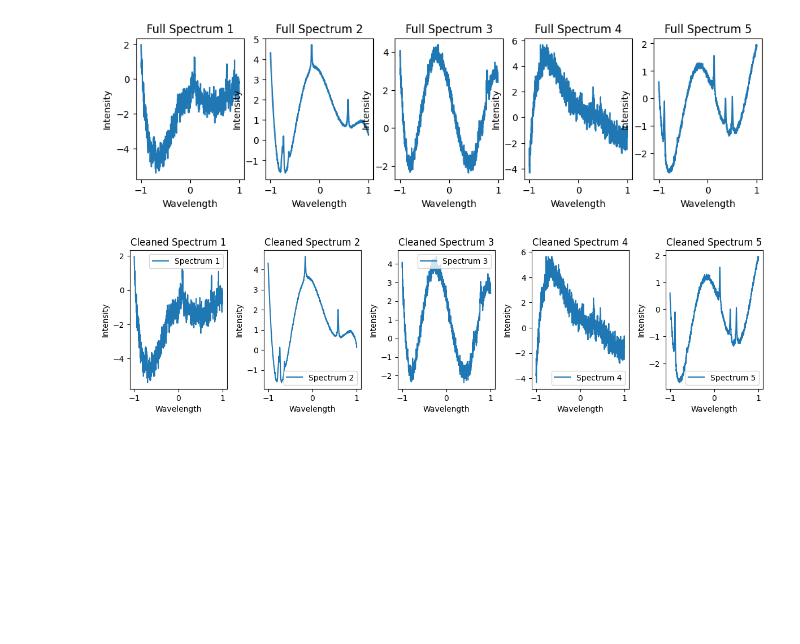
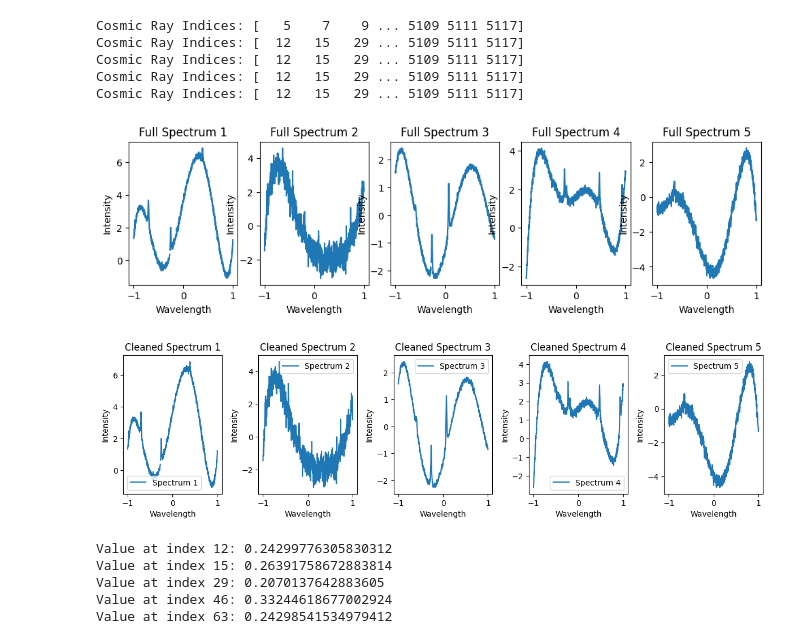
Before and after one commit to DircePineda/spectra, a Jupyter notebook: 1-clean-rays-good-one.ipynb, the cells around one changed output. Saved outputs shown, nothing was run; the diff lists cells and outputs as text; code cells hidden in the pictures; blank space fills up the shorter version.

Commit message:
1) CLEAN RAYS good one!

```diff
--- a/1-clean-rays-good-one.ipynb
+++ b/1-clean-rays-good-one.ipynb
@@ -217,5 +217,5 @@ plt.show()
 # %%
-# CLEAN RAYS
+# CLEAN RAYS (threshold value: 0.2)
 import os
 import pandas as pd
 import numpy as np
@@ -245,6 +245,9 @@ for i in range(num_spectra):
         threshold = 0.2
         cosmic_ray_indices = np.where(second_difference > threshold)[0]
 
+        # Print or inspect cosmic_ray_indices array
+        print("Cosmic Ray Indices:", cosmic_ray_indices)
+
         # 3) Replace these points using linear interpolation from neighboring data points
         for index in cosmic_ray_indices:
             if index - 1 >= 0 and index + 1 < len(data):  # index must be within a valid range
@@ -254,7 +257,6 @@ for i in range(num_spectra):
                 # Linear interpolation to replace cosmic ray spike
                 interpolated_value = left_neighbor + (right_neighbor - left_neighbor) / 2
                 data.at[index, 'Intensity'] = interpolated_value
-
 
         # Drop duplicate entries in the 'Wavelength' column
         spectrum_data = spectrum_data.drop_duplicates(subset=['Wavelength'])
@@ -265,37 +267,50 @@ for i in range(num_spectra):
 # Combine all cleaned spectra into a single DataFrame
 data_cleaned = pd.concat(cleaned_spectra)
 
 # Create the output directory if it doesn't exist
 output_directory = '/kaggle/working/output'
 os.makedirs(output_directory, exist_ok=True)
 
 # Save DataFrame with a specific filename
 output_file_path = os.path.join(output_directory, 'cleaned_spectra.csv')
 data_cleaned.to_csv(output_file_path, index=False)
 
 # Plot full synthetic spectra
-plt.figure(figsize=(12, 6))  # Create a figure to hold the subplots
-
+plt.figure(figsize=(12, 6))
 for i in range(num_plots):
     plt.subplot(2, num_plots, i + 1)
     plt.plot(synthetic_data_generator.wavelengths, synthetic_data_generator.full_spectra_list[i])
     plt.title(f'Full Spectrum {i + 1}')
     plt.xlabel('Wavelength')
     plt.ylabel('Intensity')
 
-# Plot cleaned Raman spectra
+# Plot cleaned spectra
 plt.figure(figsize=(12, 6))  # Create a new figure for cleaned spectra
-
 for i, spectrum_data in enumerate(cleaned_spectra):
     plt.subplot(2, num_plots, i + 1)
     plt.plot(spectrum_data['Wavelength'], spectrum_data['Intensity'], label=f'Spectrum {i + 1}')
     plt.title(f'Cleaned Spectrum {i + 1}')
     plt.xlabel('Wavelength')
     plt.ylabel('Intensity')
     plt.legend()
 
-plt.tight_layout()  # Adjust layout to prevent overlapping
+plt.tight_layout()  # Adjust layout (prevent overlapping)
 plt.show()
+
+# Print values at some cosmic ray indices for analysis
+for index in cosmic_ray_indices[:5]:  # Print values for the first 5 indices
+    value_at_index = second_difference[index]
+    print(f"Value at index {index}: {value_at_index}")
 # %% [output]
+Cosmic Ray Indices: [   5    7    9 ... 5109 5111 5117]
+Cosmic Ray Indices: [  12   15   29 ... 5109 5111 5117]
+Cosmic Ray Indices: [  12   15   29 ... 5109 5111 5117]
+Cosmic Ray Indices: [  12   15   29 ... 5109 5111 5117]
+Cosmic Ray Indices: [  12   15   29 ... 5109 5111 5117]
-[figure, old version]
+[figure, new version]
-[figure, old version]
+[figure, new version]
+Value at index 12: 0.24299776305830312
+Value at index 15: 0.26391758672883814
+Value at index 29: 0.2070137642883605
+Value at index 46: 0.33244618677002924
+Value at index 63: 0.24298541534979412
```
Also changed, not shown: parts of 3 cells of this notebook.
